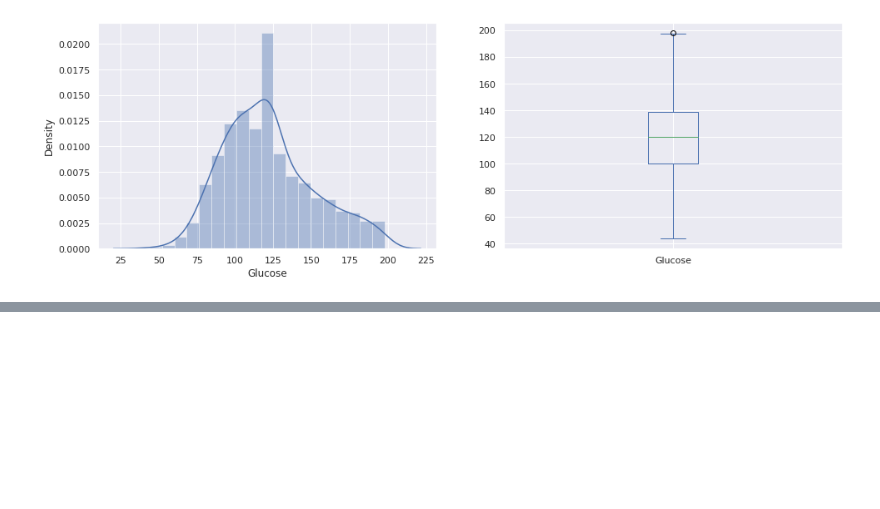
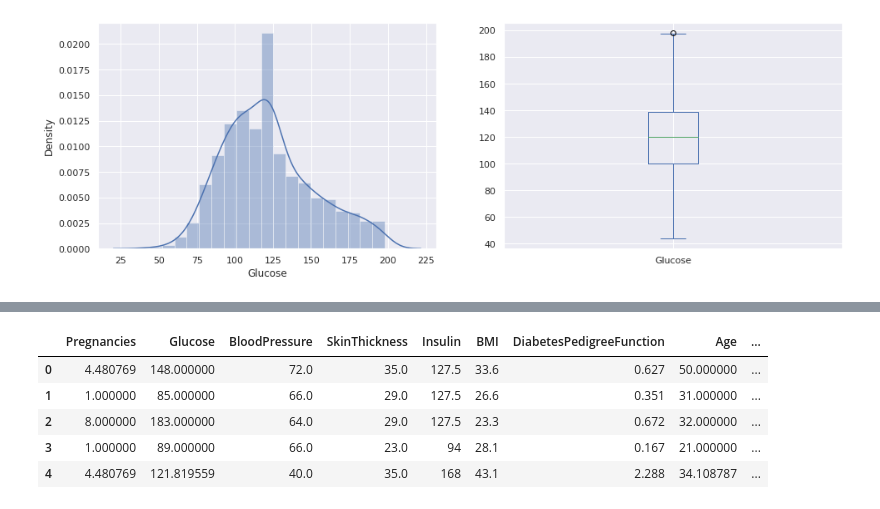
Before and after one commit to aswinp-kumar/diabetes-prediction, a Jupyter notebook: Diabetes_Prediction.ipynb, the cells around one changed output, grey strips where cells are left out. Drawn from its saved outputs; the diff is of its cells as text; code cells hidden in the pictures; blank space fills up the shorter version.

```diff
--- a/Diabetes_Prediction.ipynb
+++ b/Diabetes_Prediction.ipynb
@@ -217,0 +230,9 @@ plt.show()
+# %%
+data_df_copy.head()
+# %% [output]
+|  | Pregnancies | Glucose | BloodPressure | SkinThickness | Insulin | BMI | DiabetesPedigreeFunction | Age | ... |
+| 0 | 4.480769 | 148.000000 | 72.0 | 35.0 | 127.5 | 33.6 | 0.627 | 50.000000 | ... |
+| 1 | 1.000000 | 85.000000 | 66.0 | 29.0 | 127.5 | 26.6 | 0.351 | 31.000000 | ... |
+| 2 | 8.000000 | 183.000000 | 64.0 | 29.0 | 127.5 | 23.3 | 0.672 | 32.000000 | ... |
+| 3 | 1.000000 | 89.000000 | 66.0 | 23.0 | 94 | 28.1 | 0.167 | 21.000000 | ... |
+| 4 | 4.480769 | 121.819559 | 40.0 | 35.0 | 168 | 43.1 | 2.288 | 34.108787 | ... |
```
Also changed, not shown: parts of 12 cells of this notebook.
